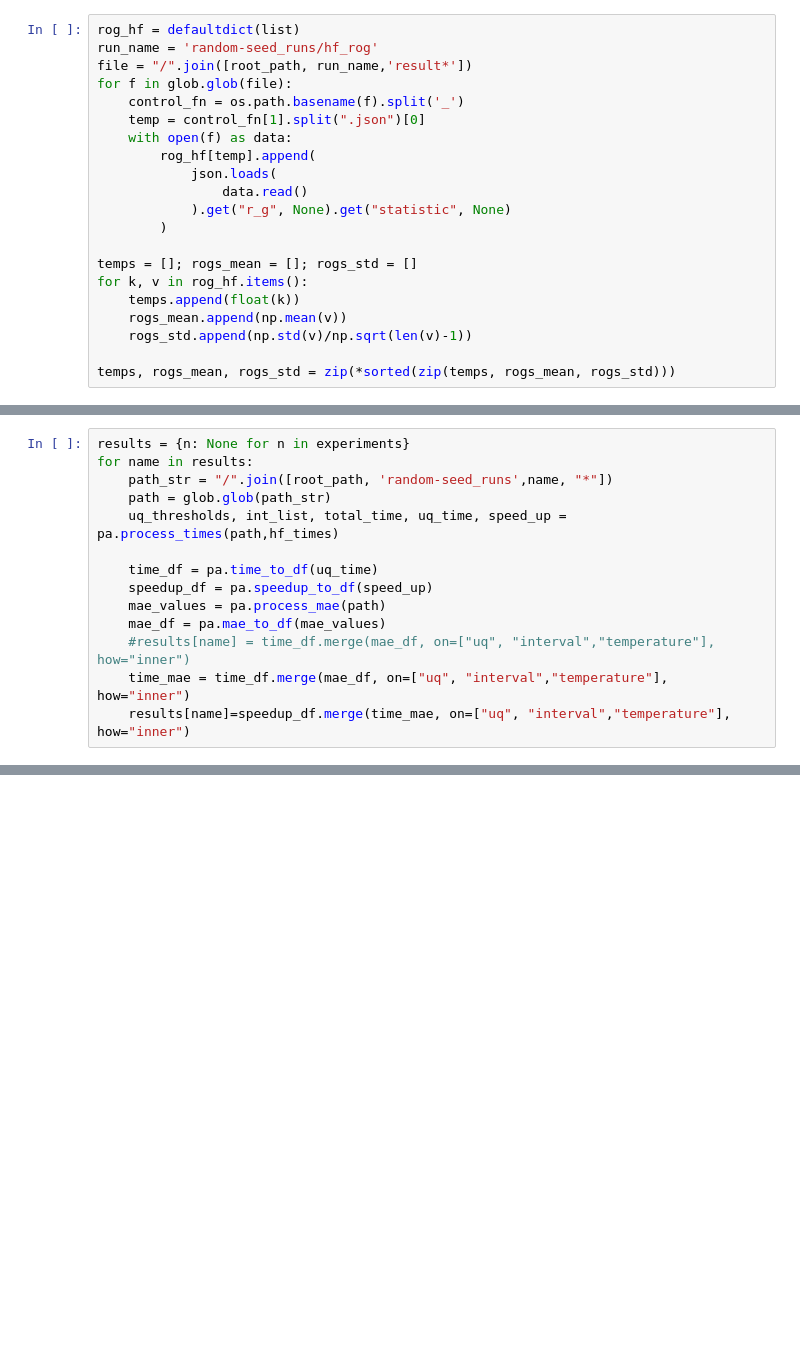
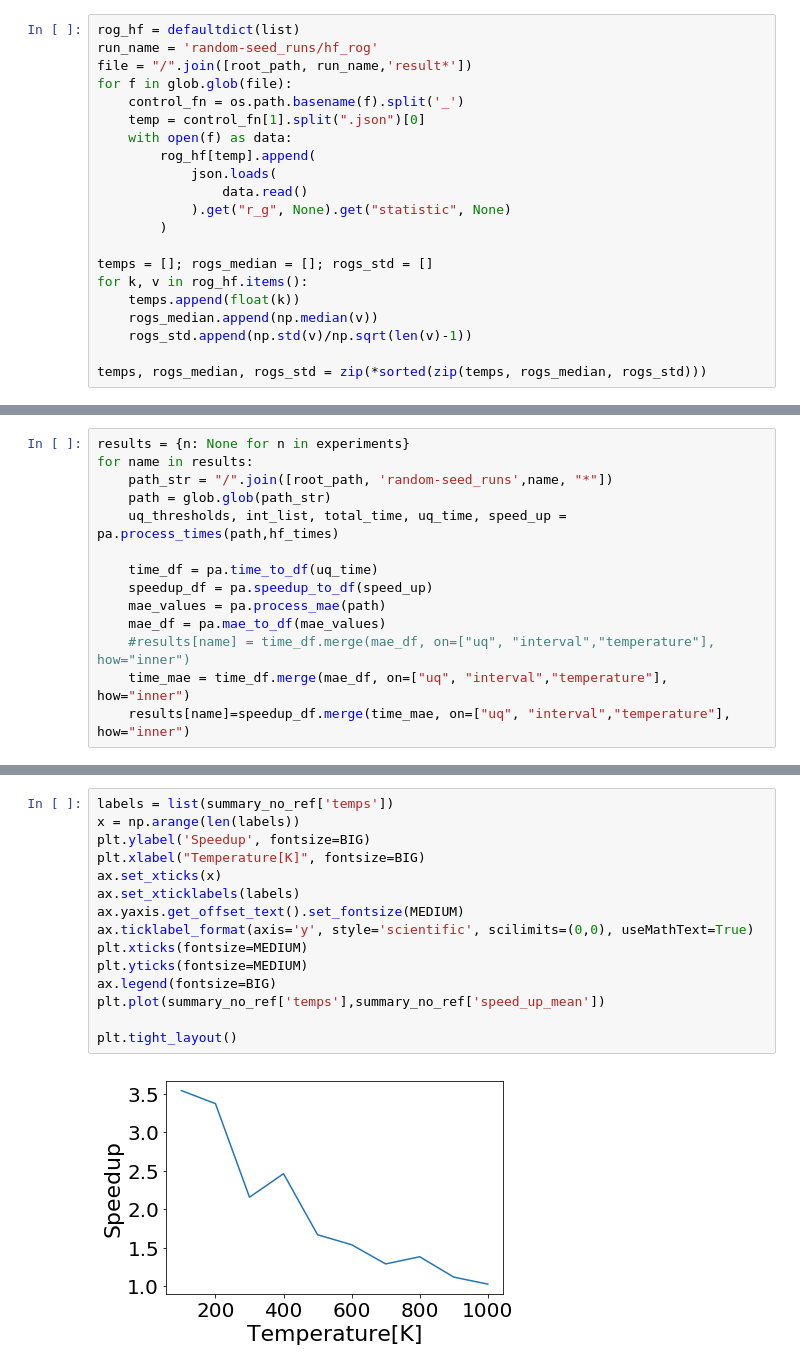
Before and after one commit to YulianaGomez/proxima_analysis, a Jupyter notebook: notebooks/ROG_results.ipynb, the cells around one changed output, grey strips where cells are left out. Drawn from its saved outputs; the diff is of its cells as text; blank space fills up the shorter version.

```diff
--- a/notebooks/ROG_results.ipynb
+++ b/notebooks/ROG_results.ipynb
@@ -64,10 +92,10 @@ for f in glob.glob(file):
             ).get("r_g", None).get("statistic", None)
         )
 
-temps = []; rogs_mean = []; rogs_std = []
+temps = []; rogs_median = []; rogs_std = []
 for k, v in rog_hf.items():
     temps.append(float(k))
-    rogs_mean.append(np.mean(v))
+    rogs_median.append(np.median(v))
     rogs_std.append(np.std(v)/np.sqrt(len(v)-1))
 
-temps, rogs_mean, rogs_std = zip(*sorted(zip(temps, rogs_mean, rogs_std)))
+temps, rogs_median, rogs_std = zip(*sorted(zip(temps, rogs_median, rogs_std)))
@@ -235,0 +383,17 @@ defaultdict(list,
+# %%
+labels = list(summary_no_ref['temps'])
+x = np.arange(len(labels))
+plt.ylabel('Speedup', fontsize=BIG)
+plt.xlabel("Temperature[K]", fontsize=BIG)
+ax.set_xticks(x)
+ax.set_xticklabels(labels)
+ax.yaxis.get_offset_text().set_fontsize(MEDIUM)
+ax.ticklabel_format(axis='y', style='scientific', scilimits=(0,0), useMathText=True)
+plt.xticks(fontsize=MEDIUM)
+plt.yticks(fontsize=MEDIUM)
+ax.legend(fontsize=BIG)
+plt.plot(summary_no_ref['temps'],summary_no_ref['speed_up_mean'])
+
+plt.tight_layout()
+# %% [output]
+[figure, added]
```
Also changed, not shown: parts of 37 cells of this notebook.
